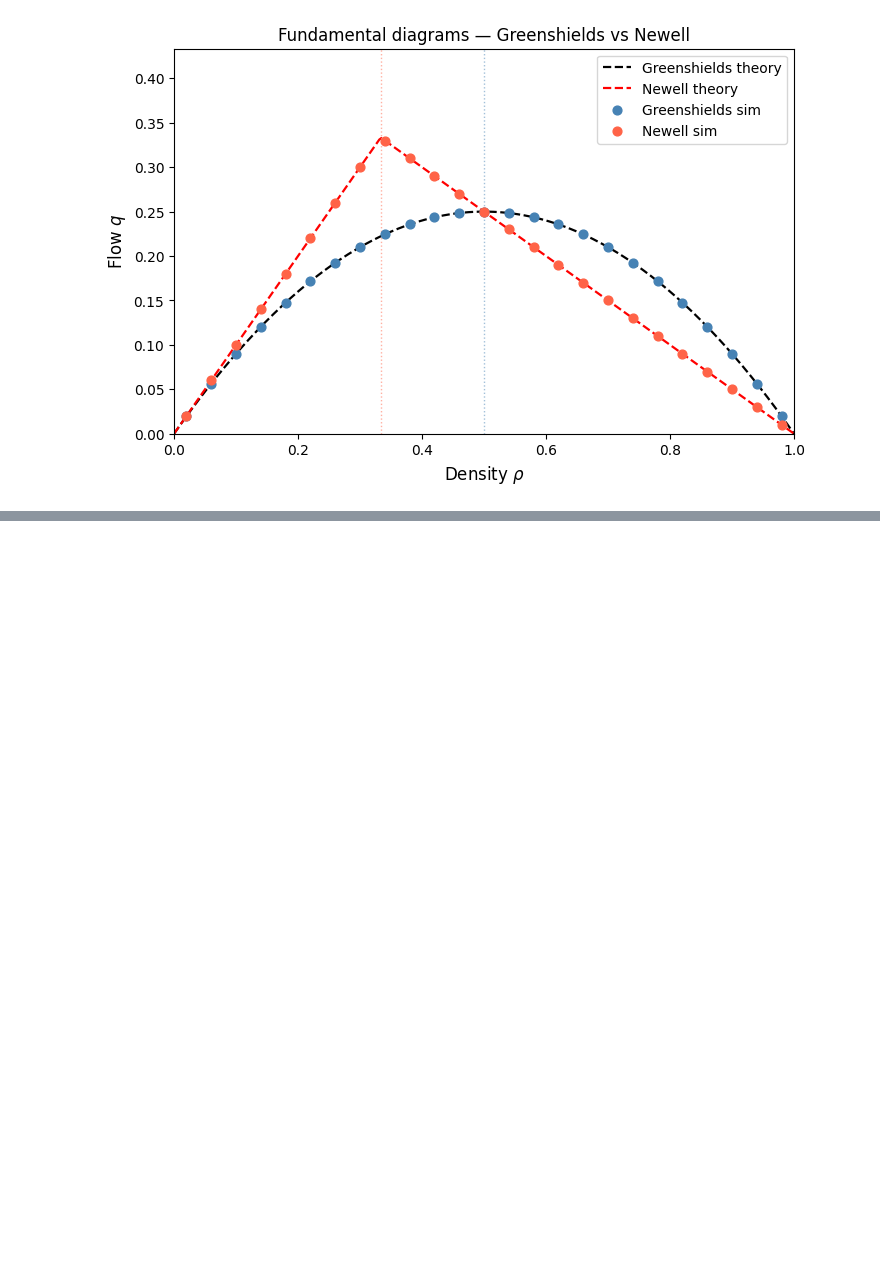
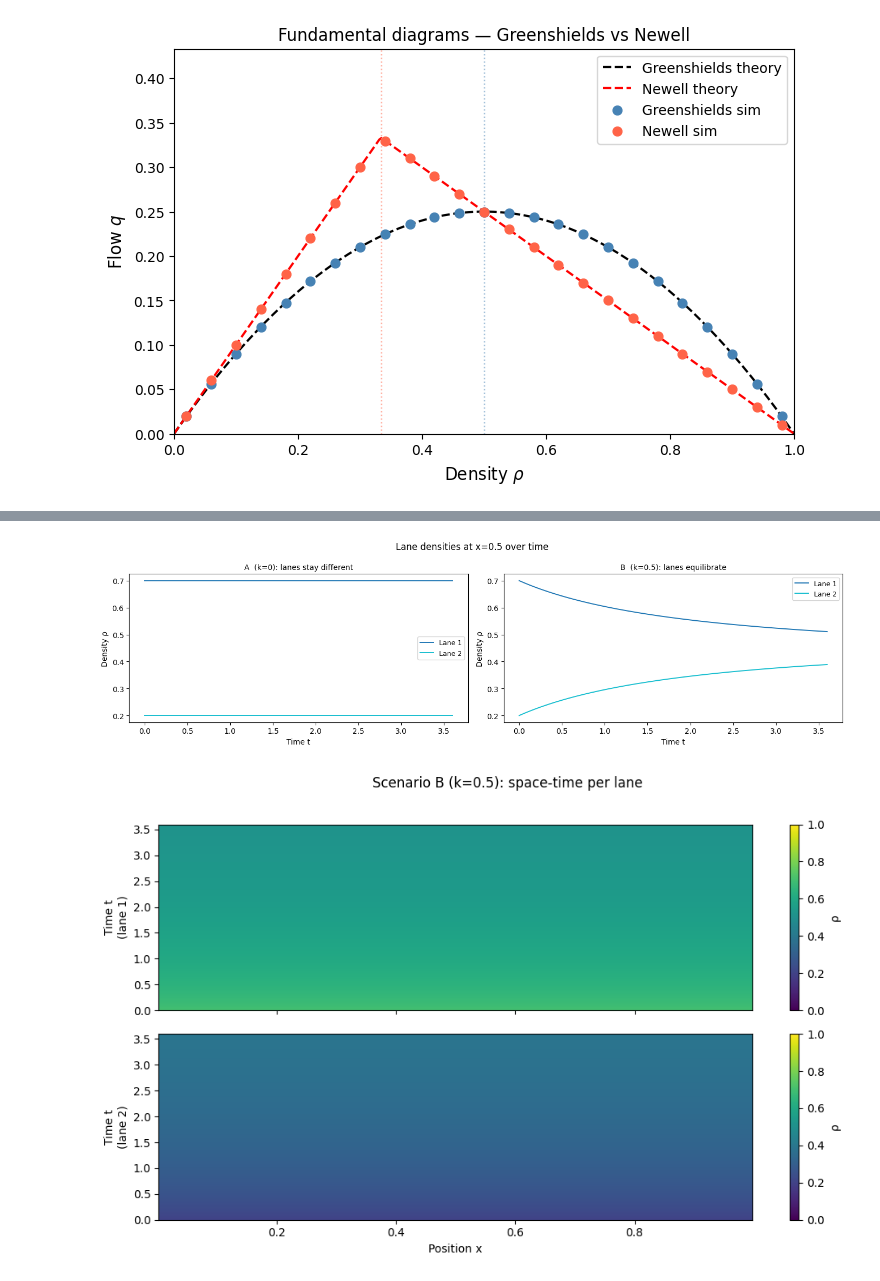
Before and after one commit to JasperA680/PX915, a Jupyter notebook: notebooks/tutorial.ipynb, the cells around one changed output, grey strips where cells are left out. Drawn from its saved outputs; the diff is of its cells as text; code cells hidden in the pictures; blank space fills up the shorter version.

Commit message:
Fix multilane plot cell and rename Scenario D to C

```diff
--- a/notebooks/tutorial.ipynb
+++ b/notebooks/tutorial.ipynb
@@ -454,0 +514,20 @@ The scheme implemented here is **first-order accurate** in space and time. A nat
+# %%
+fig, axes = plt.subplots(1, 2, figsize=(14, 4))
+
+plot_lane_densities(ml_A, x_pos=0.5, ax=axes[0])
+axes[0].set_title('A  (k=0): lanes stay different', fontsize=10)
+
+plot_lane_densities(ml_B, x_pos=0.5, ax=axes[1])
+axes[1].set_title('B  (k=0.5): lanes equilibrate', fontsize=10)
+
+fig.suptitle('Lane densities at x=0.5 over time', fontsize=12)
+plt.tight_layout()
+fig.savefig(PLOTS_DIR / 'ml_AB_lane_densities.png', dpi=150, bbox_inches='tight')
+plt.show()
+
+fig2, _ = plot_space_time_per_lane(ml_B, title='Scenario B (k=0.5): space-time per lane')
+fig2.savefig(PLOTS_DIR / 'ml_B_spacetime.png', dpi=150, bbox_inches='tight')
+plt.show()
+# %% [output]
+[figure, added]
+[figure, added]
```
Also changed, not shown: parts of 34 cells of this notebook.
